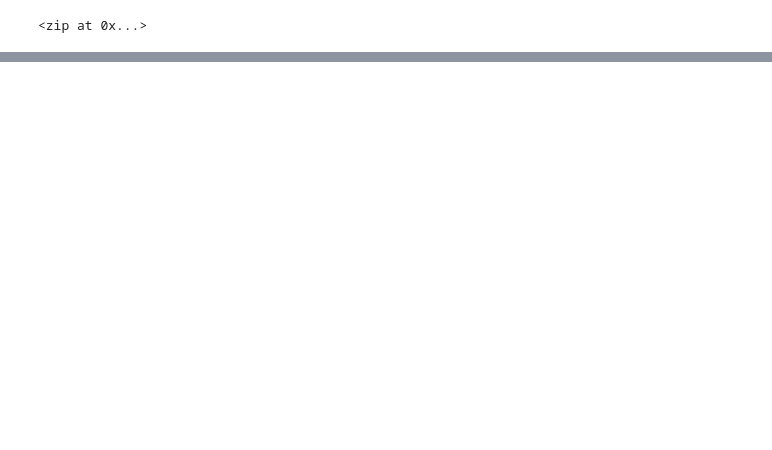
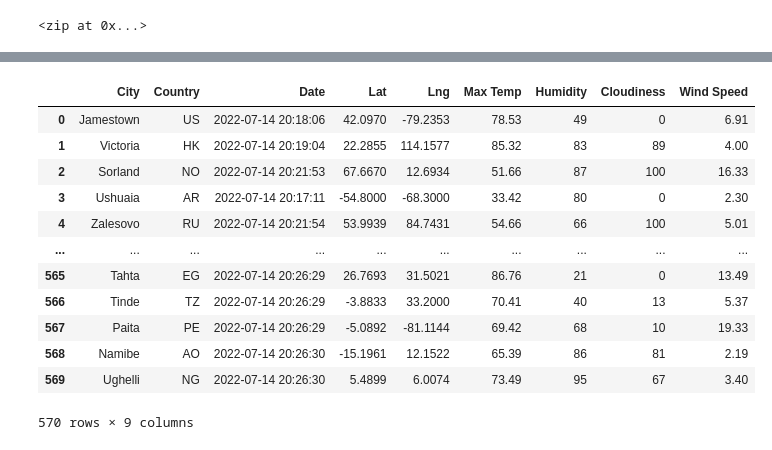
Before and after one commit to MattRiley78/World_Weather_Analysis, a Jupyter notebook: WeatherPy.ipynb, the cells around one changed output, grey strips where cells are left out. Saved outputs shown, nothing was run; the diff lists cells and outputs as text; code cells hidden in the pictures; blank space fills up the shorter version.

```diff
--- a/WeatherPy.ipynb
+++ b/WeatherPy.ipynb
@@ -32,0 +41,4 @@ len(cities)
+# %%
+# Starting URL for Weather Map API Call.
+url = "http://api.openweathermap.org/data/2.5/weather?units=Imperial&APPID=" + weather_api_key
+print(url)
@@ -32,0 +125,4 @@ len(cities)
+# %%
+# Convert the array of dictionaries to a Pandas DataFrame.
+city_data_df = pd.DataFrame(city_data)
+city_data_df.head(10)
@@ -32,0 +141,18 @@ len(cities)
+# %%
+newcolumnorder = ["City","Country","Date","Lat","Lng","Max Temp","Humidity","Cloudiness","Wind Speed"]
+city_data_df = city_data_df[newcolumnorder]
+city_data_df
+# %% [output]
+|  | City | Country | Date | Lat | Lng | Max Temp | Humidity | Cloudiness | Wind Speed |
+| 0 | Jamestown | US | 2022-07-14 20:18:06 | 42.0970 | -79.2353 | 78.53 | 49 | 0 | 6.91 |
+| 1 | Victoria | HK | 2022-07-14 20:19:04 | 22.2855 | 114.1577 | 85.32 | 83 | 89 | 4.00 |
+| 2 | Sorland | NO | 2022-07-14 20:21:53 | 67.6670 | 12.6934 | 51.66 | 87 | 100 | 16.33 |
+| 3 | Ushuaia | AR | 2022-07-14 20:17:11 | -54.8000 | -68.3000 | 33.42 | 80 | 0 | 2.30 |
+| 4 | Zalesovo | RU | 2022-07-14 20:21:54 | 53.9939 | 84.7431 | 54.66 | 66 | 100 | 5.01 |
+| ... | ... | ... | ... | ... | ... | ... | ... | ... | ... |
+| 565 | Tahta | EG | 2022-07-14 20:26:29 | 26.7693 | 31.5021 | 86.76 | 21 | 0 | 13.49 |
+| 566 | Tinde | TZ | 2022-07-14 20:26:29 | -3.8833 | 33.2000 | 70.41 | 40 | 13 | 5.37 |
+| 567 | Paita | PE | 2022-07-14 20:26:29 | -5.0892 | -81.1144 | 69.42 | 68 | 10 | 19.33 |
+| 568 | Namibe | AO | 2022-07-14 20:26:30 | -15.1961 | 12.1522 | 65.39 | 86 | 81 | 2.19 |
+| 569 | Ughelli | NG | 2022-07-14 20:26:30 | 5.4899 | 6.0074 | 73.49 | 95 | 67 | 3.40 |
+570 rows × 9 columns
```
Also changed, not shown: parts of 6 cells of this notebook, 3 other files.
